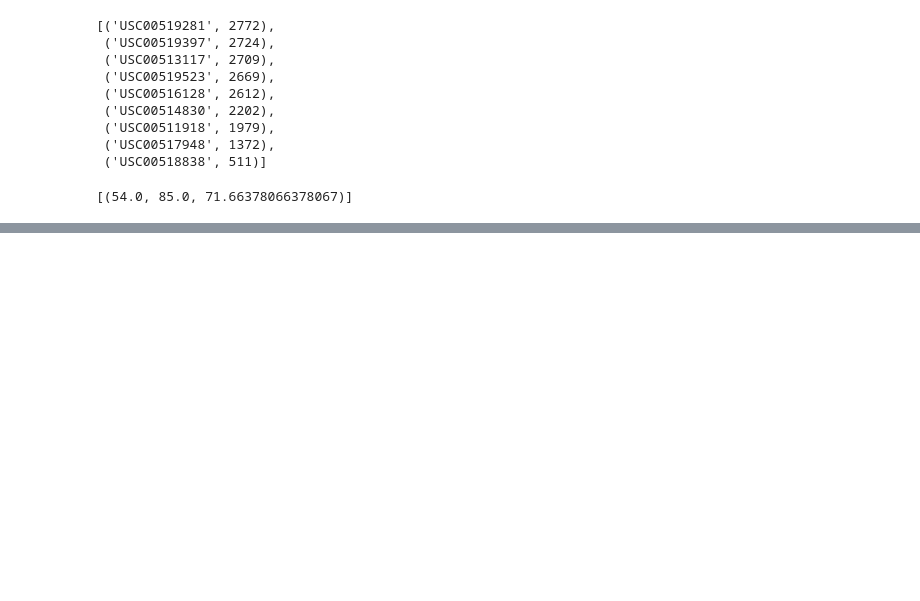
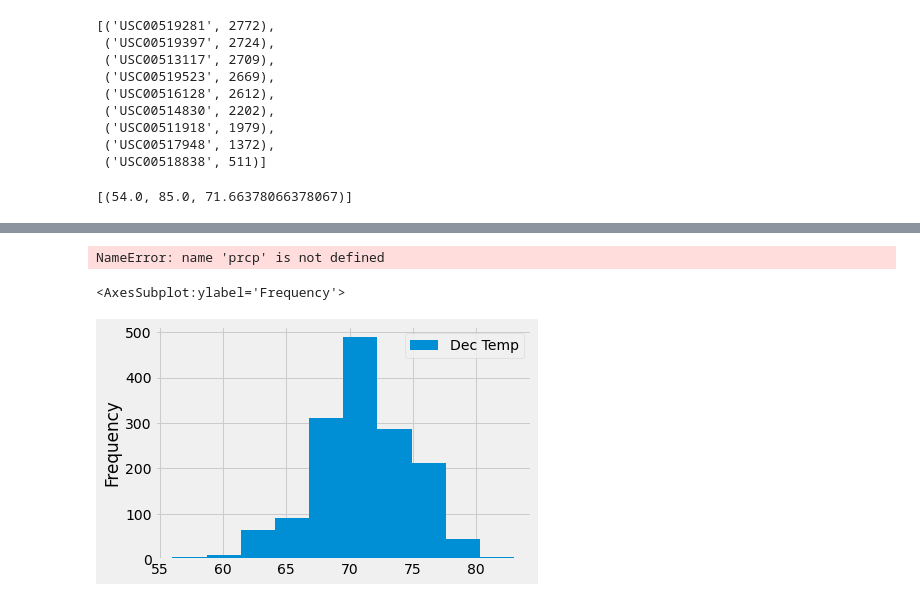
Before and after one commit to NataliaVelasquez18/Weather-analysis-with-SQLAlchemy-and-SQLite, a Jupyter notebook: climate_analysis.ipynb, the cells around one changed output, grey strips where cells are left out. Drawn from its saved outputs; the diff is of its cells as text; code cells hidden in the pictures; blank space fills up the shorter version.

```diff
--- a/climate_analysis.ipynb
+++ b/climate_analysis.ipynb
@@ -146,0 +231,26 @@ plt.tight_layout()
+# %%
+#Temperatures for June.
+results = session.query(Measurement).filter(Measurement.prcp)
+
+# Convert the June temperatures to a list.
+results_list = [prcp.prcp for precip in results]
+
+# DataFrame from the list of temperatures for June.
+df = pd.DataFrame(results_list, columns=['June Precipitation'])
+
+df.plot.hist()
+# %% [output]
+NameError: name 'prcp' is not defined
+# %%
+#Temperatures for December.
+results = session.query(Measurement).filter(extract('month',Measurement.date) == 12)
+
+# Convert the June temperatures to a list.
+results_list = [temp.tobs for temp in results]
+
+# DataFrame from the list of temperatures for June.
+df = pd.DataFrame(results_list, columns=['Dec Temp'])
+df.plot.hist()
+# %% [output]
+<AxesSubplot:ylabel='Frequency'>
+[figure, added]
```
Also changed, not shown: parts of 27 cells of this notebook, 6 other files.
